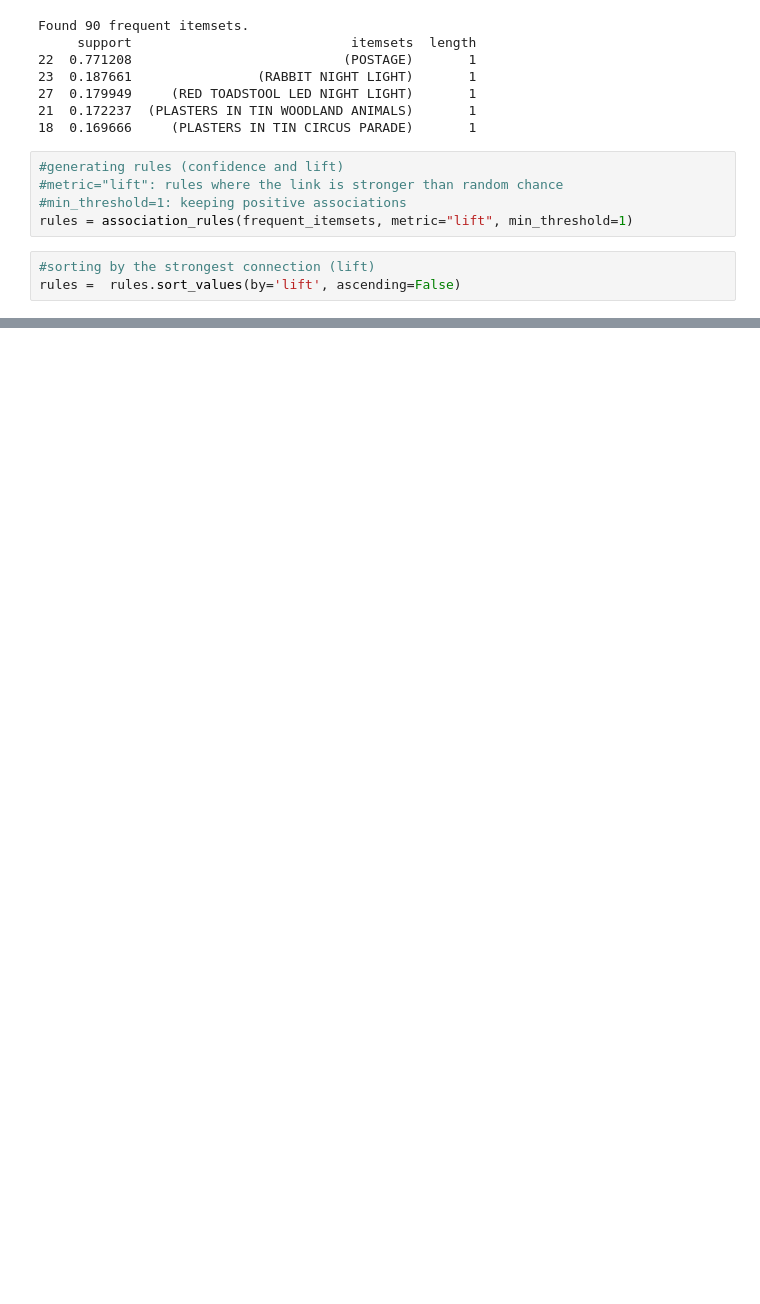
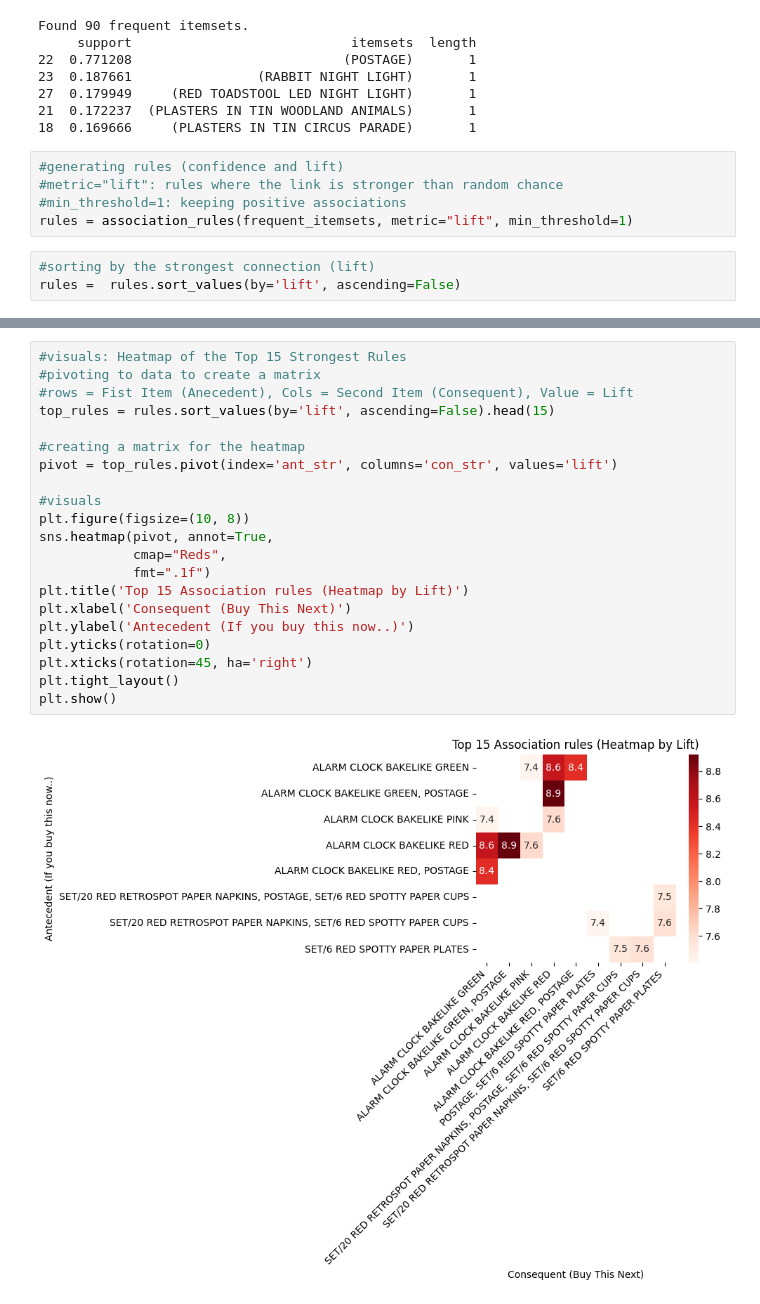
Before and after one commit to iAmPhyton/market-basket-analysis-for-retail, a Jupyter notebook: retail.ipynb, the cells around one changed output, grey strips where cells are left out. Drawn from its saved outputs; the diff is of its cells as text; blank space fills up the shorter version.

```diff
--- a/retail.ipynb
+++ b/retail.ipynb
@@ -141,0 +167,23 @@ print(rules[['antecedents', 'consequents', 'support', 'confidence', 'lift']].hea
+# %%
+#visuals: Heatmap of the Top 15 Strongest Rules
+#pivoting to data to create a matrix
+#rows = Fist Item (Anecedent), Cols = Second Item (Consequent), Value = Lift
+top_rules = rules.sort_values(by='lift', ascending=False).head(15)
+
+#creating a matrix for the heatmap
+pivot = top_rules.pivot(index='ant_str', columns='con_str', values='lift')
+
+#visuals
+plt.figure(figsize=(10, 8))
+sns.heatmap(pivot, annot=True,
+            cmap="Reds",
+            fmt=".1f")
+plt.title('Top 15 Association rules (Heatmap by Lift)')
+plt.xlabel('Consequent (Buy This Next)')
+plt.ylabel('Antecedent (If you buy this now..)')
+plt.yticks(rotation=0)
+plt.xticks(rotation=45, ha='right')
+plt.tight_layout()
+plt.show()
+# %% [output]
+[figure, added]
```
Also changed, not shown: parts of 4 cells of this notebook.
